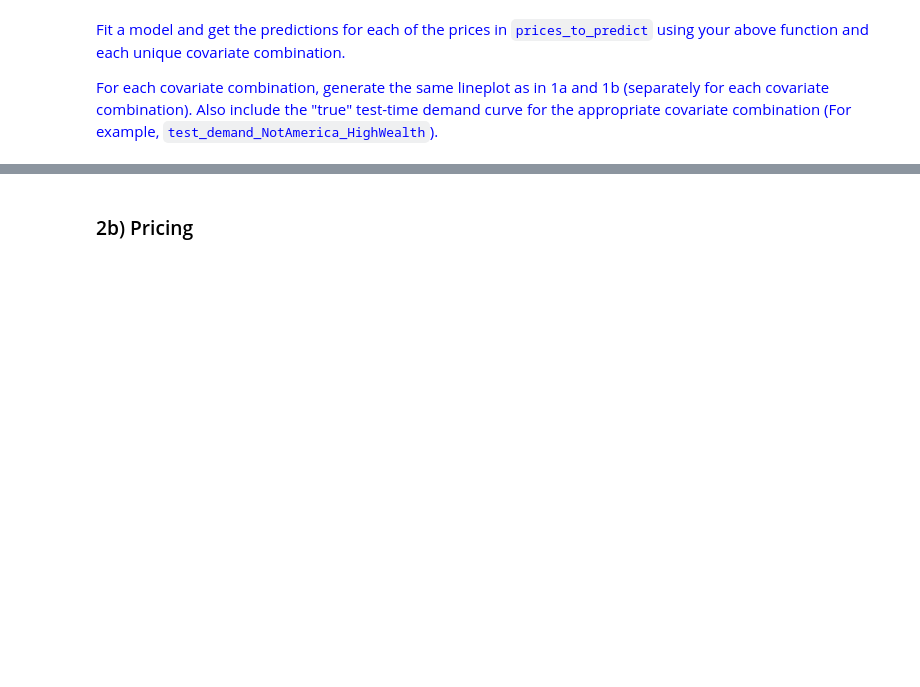
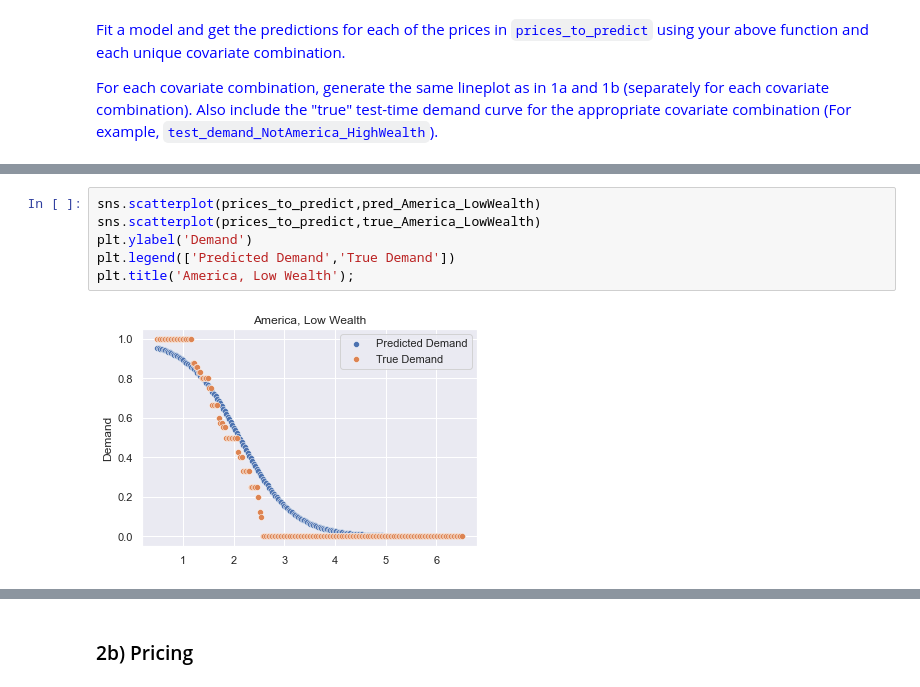
Before and after one commit to martinsun0/People-Data-Systems, a Jupyter notebook: HW3/HW3_assignment.ipynb, the cells around one changed output, grey strips where cells are left out. Cells and saved outputs as stored; diff of their text form; blank space fills up the shorter version.

```diff
--- a/HW3/HW3_assignment.ipynb
+++ b/HW3/HW3_assignment.ipynb
@@ -270,0 +344,8 @@ test_demand_curve_NotAmerica_LowWealth = pd.read_csv('test_demand_NotAmerica_Low
+# %%
+sns.scatterplot(prices_to_predict,pred_America_LowWealth)
+sns.scatterplot(prices_to_predict,true_America_LowWealth)
+plt.ylabel('Demand')
+plt.legend(['Predicted Demand','True Demand'])
+plt.title('America, Low Wealth');
+# %% [output]
+[figure, added]
```
Also changed, not shown: parts of 49 cells of this notebook, 5 other files.
